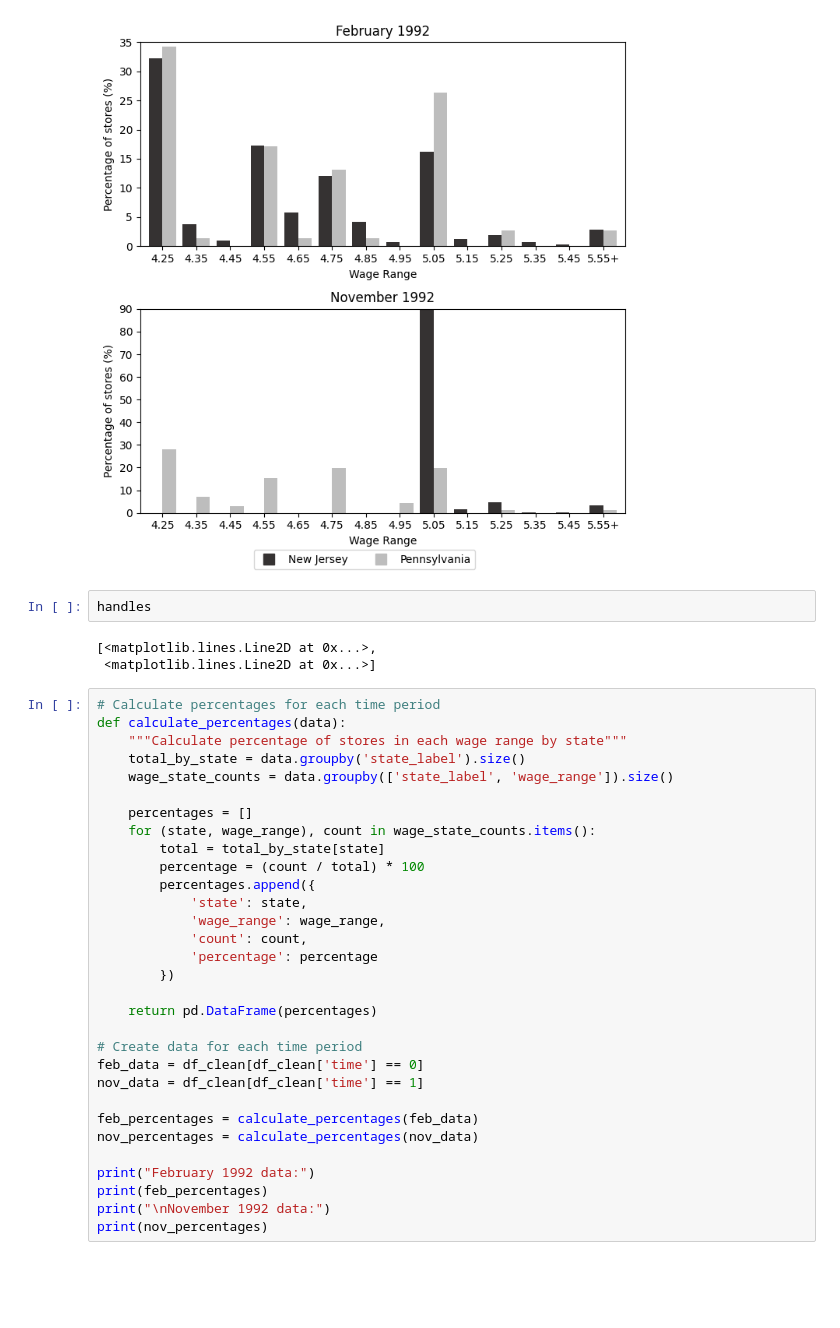
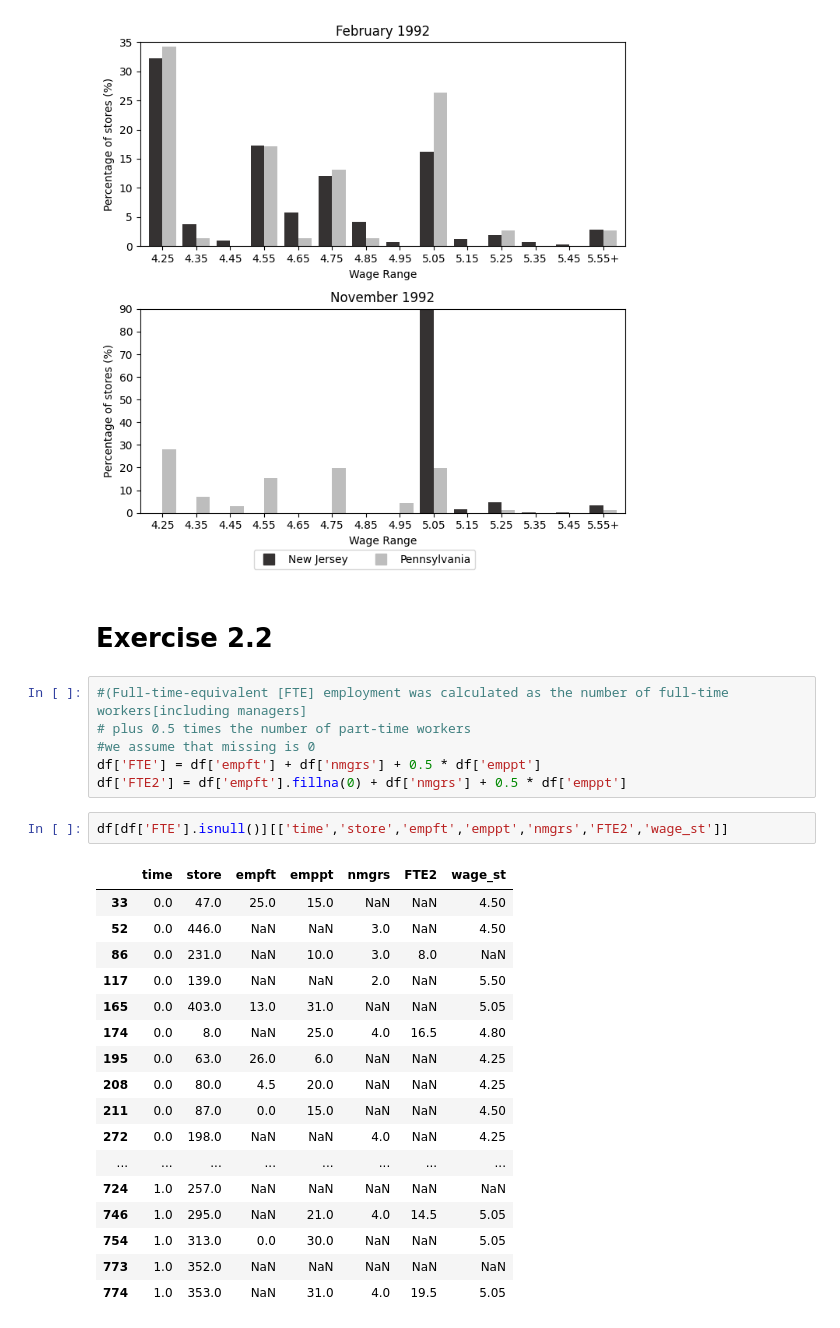
Before and after one commit to cherrylchico/econometrics_hw8, a Jupyter notebook: Assignment8.ipynb, the cells around one changed output. Saved outputs shown, nothing was run; the diff lists cells and outputs as text; blank space fills up the shorter version.

Commit message:
with results for exercise 2

```diff
--- a/Assignment8.ipynb
+++ b/Assignment8.ipynb
@@ -137,39 +137,31 @@ plt.tight_layout()
 plt.savefig('Figure1.png', bbox_inches='tight')
 # %% [output]
 [figure]
-# %%
-handles
-# %% [output]
-[<matplotlib.lines.Line2D at 0x...>,
- <matplotlib.lines.Line2D at 0x...>]
-# %%
-# Calculate percentages for each time period
-def calculate_percentages(data):
-    """Calculate percentage of stores in each wage range by state"""
-    total_by_state = data.groupby('state_label').size()
-    wage_state_counts = data.groupby(['state_label', 'wage_range']).size()
-
-    percentages = []
-    for (state, wage_range), count in wage_state_counts.items():
-        total = total_by_state[state]
-        percentage = (count / total) * 100
-        percentages.append({
-            'state': state,
-            'wage_range': wage_range,
-            'count': count,
-            'percentage': percentage
-        })
-
-    return pd.DataFrame(percentages)
-
-# Create data for each time period
-feb_data = df_clean[df_clean['time'] == 0]
-nov_data = df_clean[df_clean['time'] == 1]
-
-feb_percentages = calculate_percentages(feb_data)
-nov_percentages = calculate_percentages(nov_data)
-
-print("February 1992 data:")
-print(feb_percentages)
-print("\nNovember 1992 data:")
-print(nov_percentages)
+# %% [markdown]
+# Exercise 2.2
+# %%
+#(Full-time-equivalent [FTE] employment was calculated as the number of full-time workers[including managers]
+# plus 0.5 times the number of part-time workers
+#we assume that missing is 0
+df['FTE'] = df['empft'] + df['nmgrs'] + 0.5 * df['emppt']
+df['FTE2'] = df['empft'].fillna(0) + df['nmgrs'] + 0.5 * df['emppt']
+# %%
+df[df['FTE'].isnull()][['time','store','empft','emppt','nmgrs','FTE2','wage_st']]
+# %% [output]
+|  | time | store | empft | emppt | nmgrs | FTE2 | wage_st |
+| 33 | 0.0 | 47.0 | 25.0 | 15.0 | NaN | NaN | 4.50 |
+| 52 | 0.0 | 446.0 | NaN | NaN | 3.0 | NaN | 4.50 |
+| 86 | 0.0 | 231.0 | NaN | 10.0 | 3.0 | 8.0 | NaN |
+| 117 | 0.0 | 139.0 | NaN | NaN | 2.0 | NaN | 5.50 |
+| 165 | 0.0 | 403.0 | 13.0 | 31.0 | NaN | NaN | 5.05 |
+| 174 | 0.0 | 8.0 | NaN | 25.0 | 4.0 | 16.5 | 4.80 |
+| 195 | 0.0 | 63.0 | 26.0 | 6.0 | NaN | NaN | 4.25 |
+| 208 | 0.0 | 80.0 | 4.5 | 20.0 | NaN | NaN | 4.25 |
+| 211 | 0.0 | 87.0 | 0.0 | 15.0 | NaN | NaN | 4.50 |
+| 272 | 0.0 | 198.0 | NaN | NaN | 4.0 | NaN | 4.25 |
+| ... | ... | ... | ... | ... | ... | ... | ... |
+| 724 | 1.0 | 257.0 | NaN | NaN | NaN | NaN | NaN |
+| 746 | 1.0 | 295.0 | NaN | 21.0 | 4.0 | 14.5 | 5.05 |
+| 754 | 1.0 | 313.0 | 0.0 | 30.0 | NaN | NaN | 5.05 |
+| 773 | 1.0 | 352.0 | NaN | NaN | NaN | NaN | NaN |
+| 774 | 1.0 | 353.0 | NaN | 31.0 | 4.0 | 19.5 | 5.05 |
```
Also changed, not shown: parts of 13 cells of this notebook, 1 other file.
